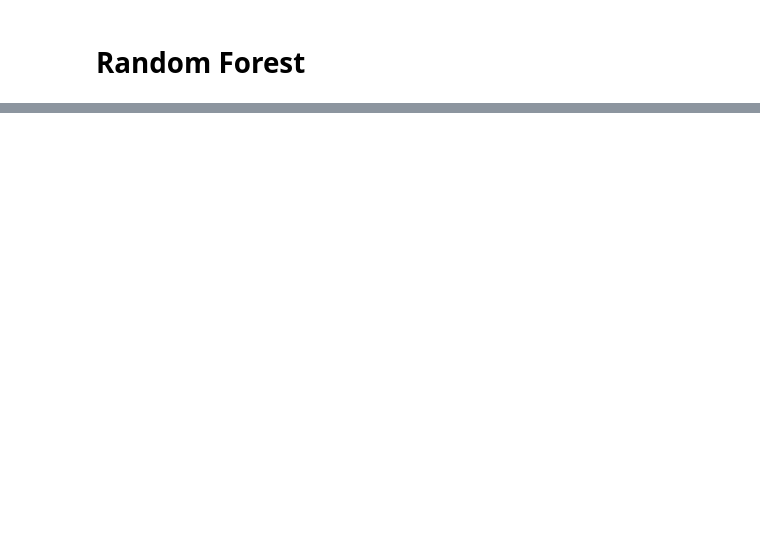
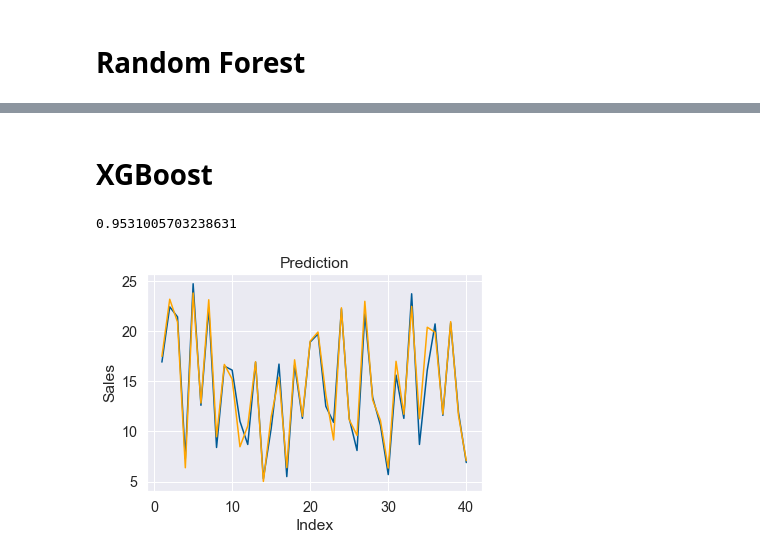
Before and after one commit to Aman123lug/Hacktoberfest2022, a Jupyter notebook: Sales Prediction.ipynb, the cells around one changed output, grey strips where cells are left out. Saved outputs shown, nothing was run; the diff lists cells and outputs as text; code cells hidden in the pictures; blank space fills up the shorter version.

```diff
--- a/Sales Prediction.ipynb
+++ b/Sales Prediction.ipynb
@@ -245,0 +247,28 @@ R-square: 0.9517058494681419
+# %% [markdown]
+# XGBoost
+# %%
+X = data.drop('Sales', axis= 1)
+y = np.array(data['Sales'])
+# %%
+from sklearn.model_selection import train_test_split
+X_train, X_test, y_train, y_test = train_test_split(X, y, test_size= 0.2, random_state= 42)
+# %%
+from xgboost import XGBRegressor
+model_xgb = XGBRegressor()
+model_xgb.fit(X_train, y_train)
+model_xgb.score(X_test, y_test)
+# %% [output]
+0.9531005703238631
+# %%
+y_pred_xgb = model_xgb.predict(X_test)
+# %%
+# Plotting predicted value vs Actual value
+c = [i for i in range(1, 41, 1)]
+plt.plot(c, y_test, color = '#005b96')
+plt.plot(c, y_pred_xgb, color = 'orange')
+plt.xlabel('Index')
+plt.ylabel('Sales')
+plt.title('Prediction')
+plt.show()
+# %% [output]
+[figure, added]
```
Also changed, not shown: parts of 39 cells of this notebook.
